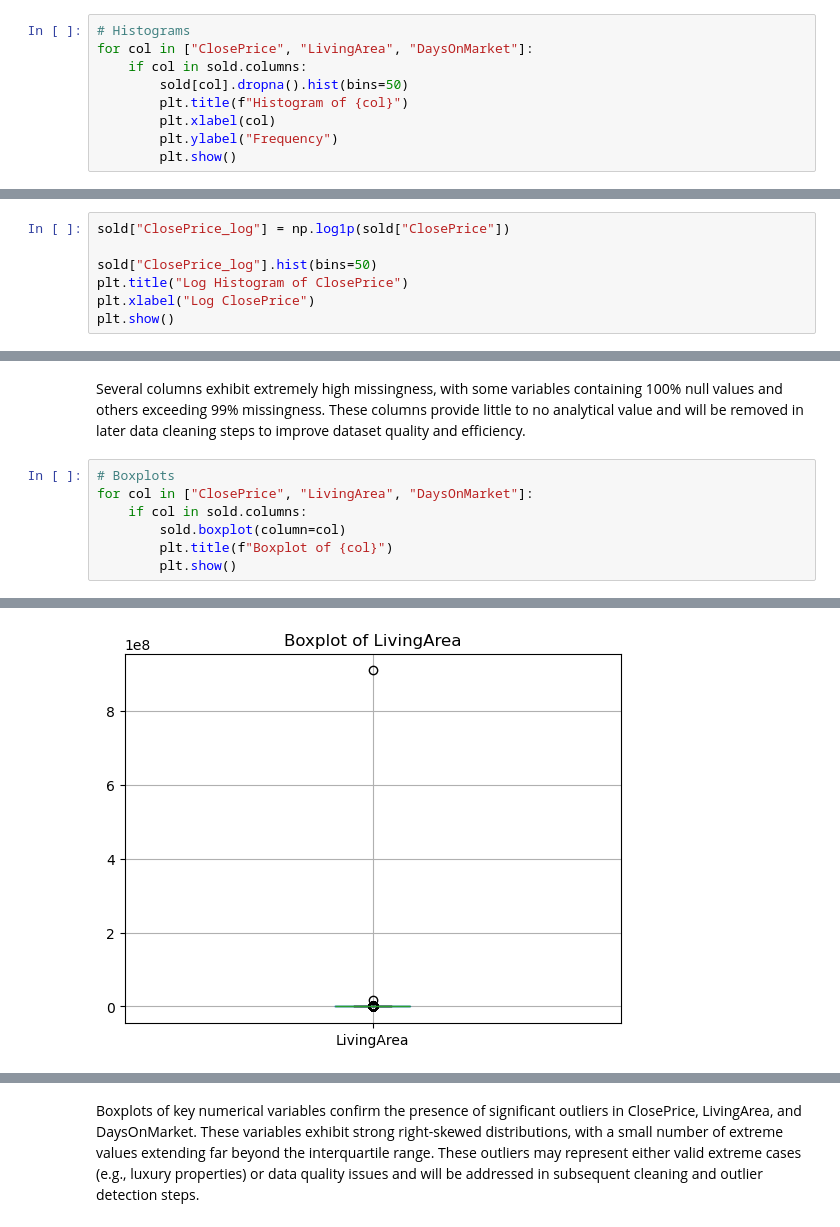
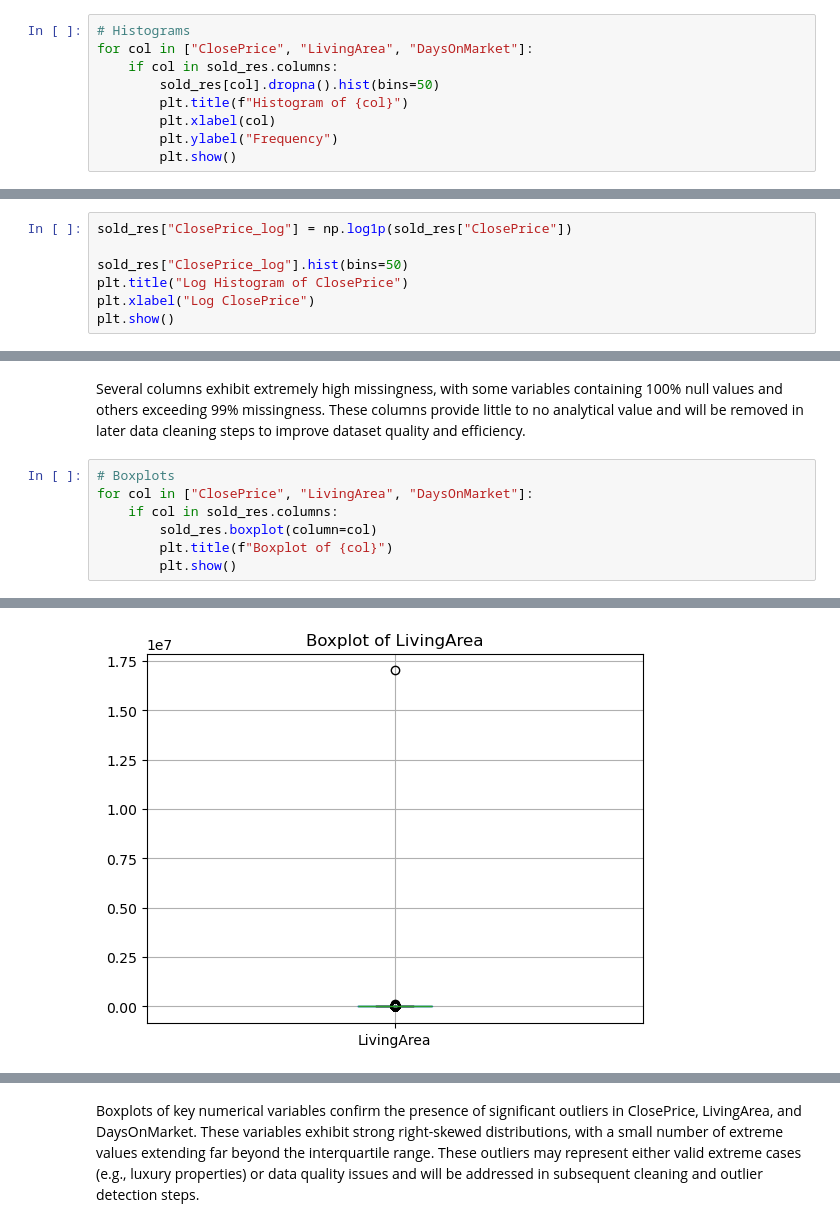
Before and after one commit to miatrn20/IDX-Exchange-spring2026, a Jupyter notebook: eda.ipynb, the cells around one changed output, grey strips where cells are left out. Saved outputs shown, nothing was run; the diff lists cells and outputs as text.

```diff
--- a/eda.ipynb
+++ b/eda.ipynb
@@ -362,8 +348,8 @@ display(sold[existing_cols].describe(
 # %%
 # Histograms
 for col in ["ClosePrice", "LivingArea", "DaysOnMarket"]:
-    if col in sold.columns:
-        sold[col].dropna().hist(bins=50)
+    if col in sold_res.columns:
+        sold_res[col].dropna().hist(bins=50)
         plt.title(f"Histogram of {col}")
         plt.xlabel(col)
         plt.ylabel("Frequency")
@@ -423,7 +409,7 @@ A small number of records (59 observations) contain negative DaysOnMarket values
 # %%
-sold["ClosePrice_log"] = np.log1p(sold["ClosePrice"])
+sold_res["ClosePrice_log"] = np.log1p(sold_res["ClosePrice"])
 
-sold["ClosePrice_log"].hist(bins=50)
+sold_res["ClosePrice_log"].hist(bins=50)
 plt.title("Log Histogram of ClosePrice")
 plt.xlabel("Log ClosePrice")
 plt.show()
@@ -448,8 +434,8 @@ Several columns exhibit extremely high missingness, with some variables containi
 # %%
 # Boxplots
 for col in ["ClosePrice", "LivingArea", "DaysOnMarket"]:
-    if col in sold.columns:
-        sold.boxplot(column=col)
+    if col in sold_res.columns:
+        sold_res.boxplot(column=col)
         plt.title(f"Boxplot of {col}")
         plt.show()
 # %% [output]
@@ -457 +443 @@ for col in ["ClosePrice", "LivingArea", "DaysOnMarket"]:
-[figure, old version]
+[figure, new version]
```
Also changed, not shown: parts of 34 cells of this notebook.
